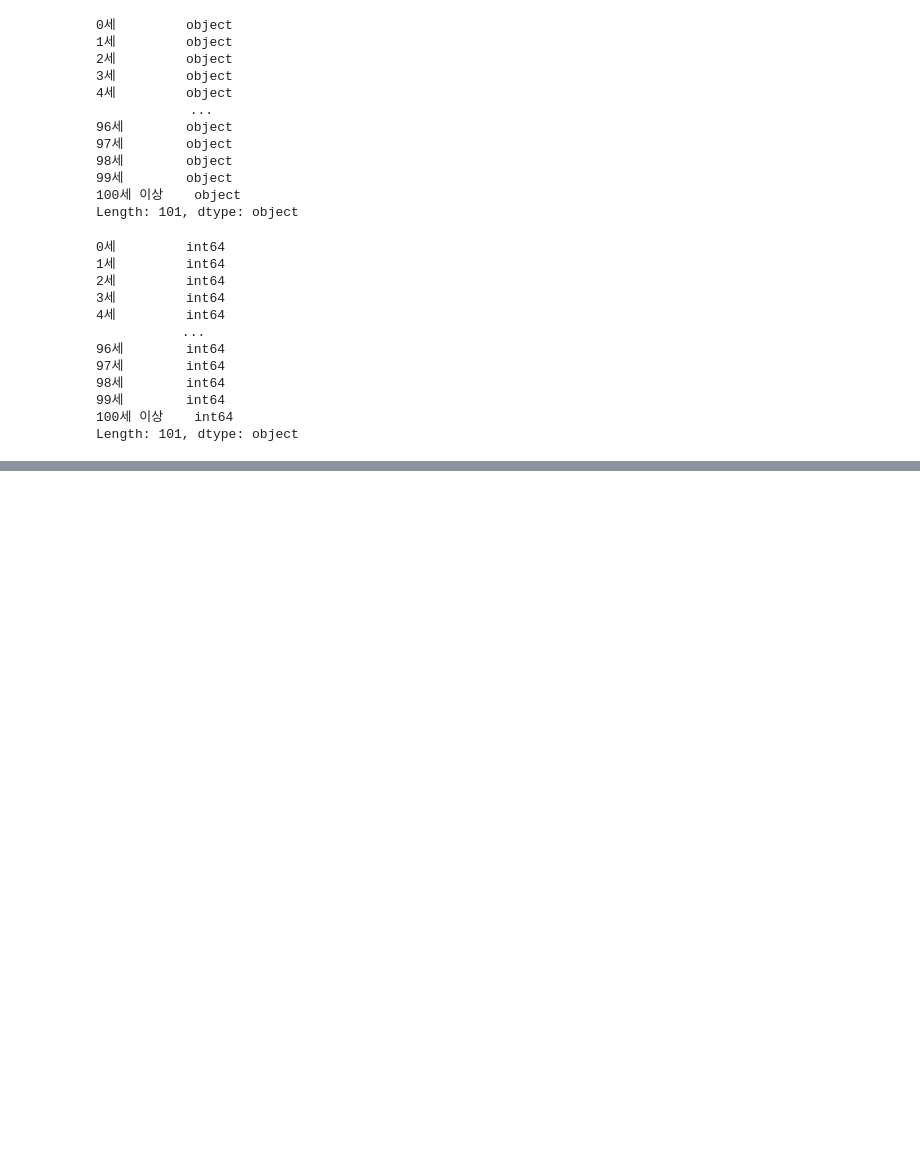
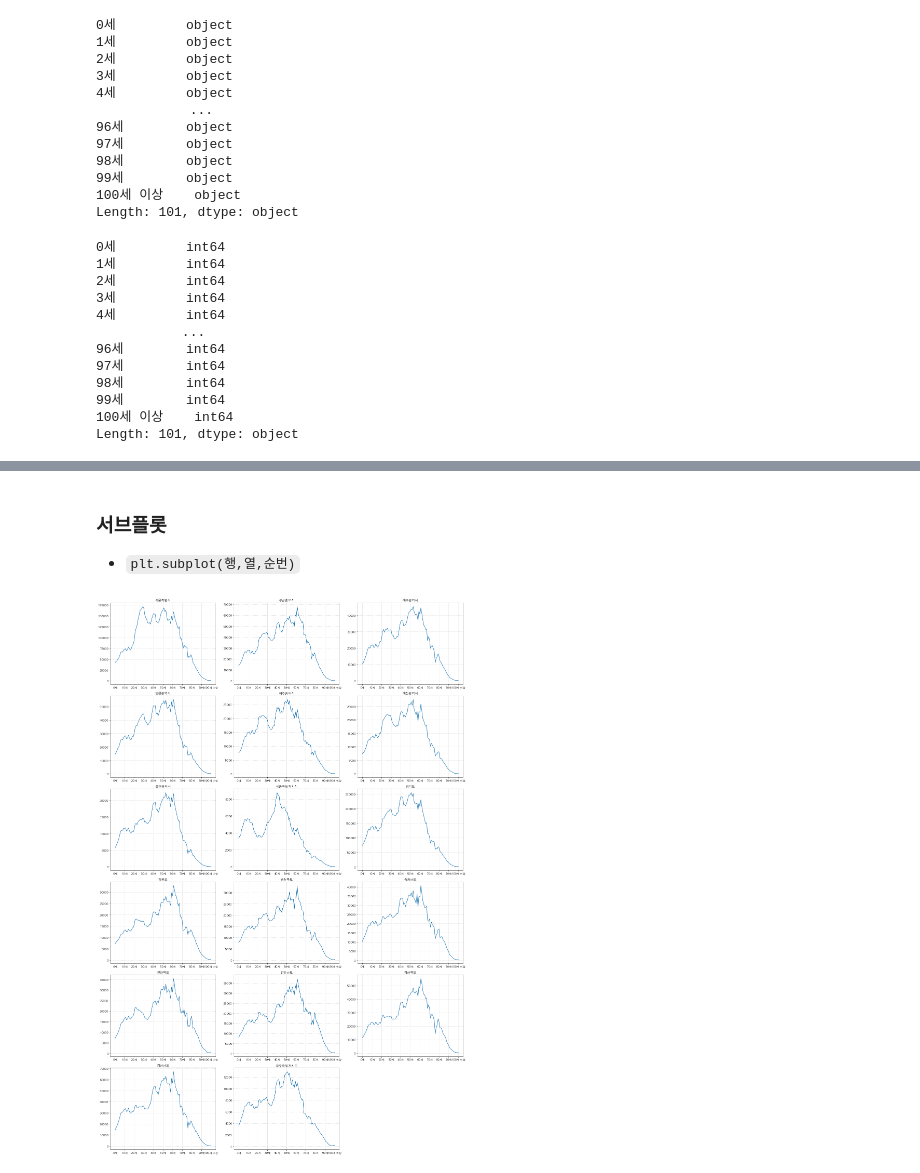
Before and after one commit to limetree-indigo/python-visualization, a Jupyter notebook: 12 연령별 인구구조 시각화/12 연령별 인구구조 시각화.ipynb, the cells around one changed output, grey strips where cells are left out. Drawn from its saved outputs; the diff is of its cells as text; code cells hidden in the pictures; blank space fills up the shorter version.

```diff
--- a/12 연령별 인구구조 시각화/12 연령별 인구구조 시각화.ipynb
+++ b/12 연령별 인구구조 시각화/12 연령별 인구구조 시각화.ipynb
@@ -95,0 +126,14 @@ Length: 101, dtype: object
+# %% [markdown]
+### 서브플롯
+- `plt.subplot(행,열,순번)`
+# %%
+fig = plt.figure(figsize=(20,30))
+for i in range(len(df_sido)):
+    plt.subplot(6,3,i+1)
+    plt.plot(df_sido.iloc[i])
+    plt.xticks(range(0,101,10))
+    plt.title(df_sido.index[i].split()[0])
+    plt.grid(ls=':')
+fig.tight_layout()
+# %% [output]
+[figure, added]
```
Also changed, not shown: parts of 5 cells of this notebook.
